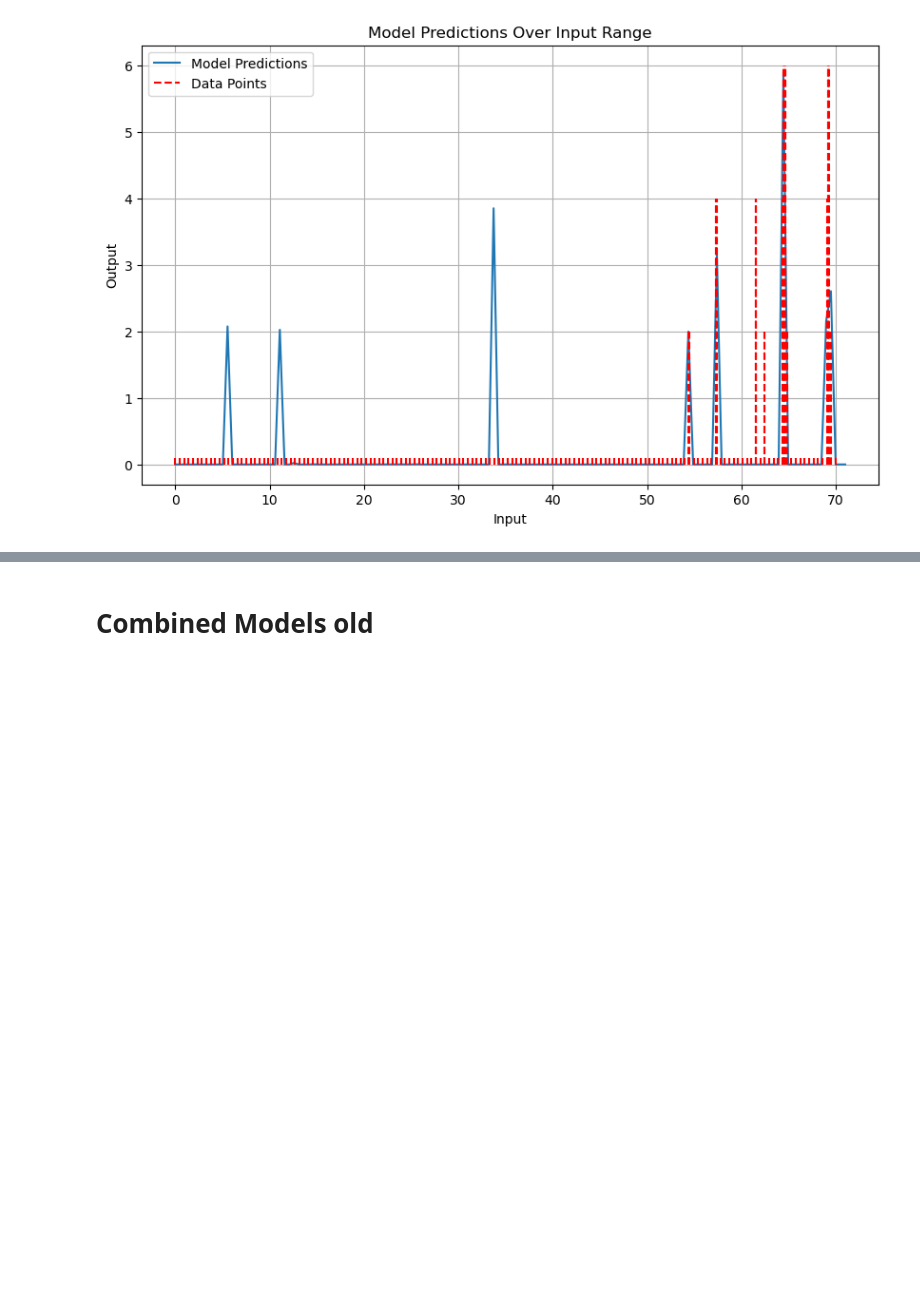
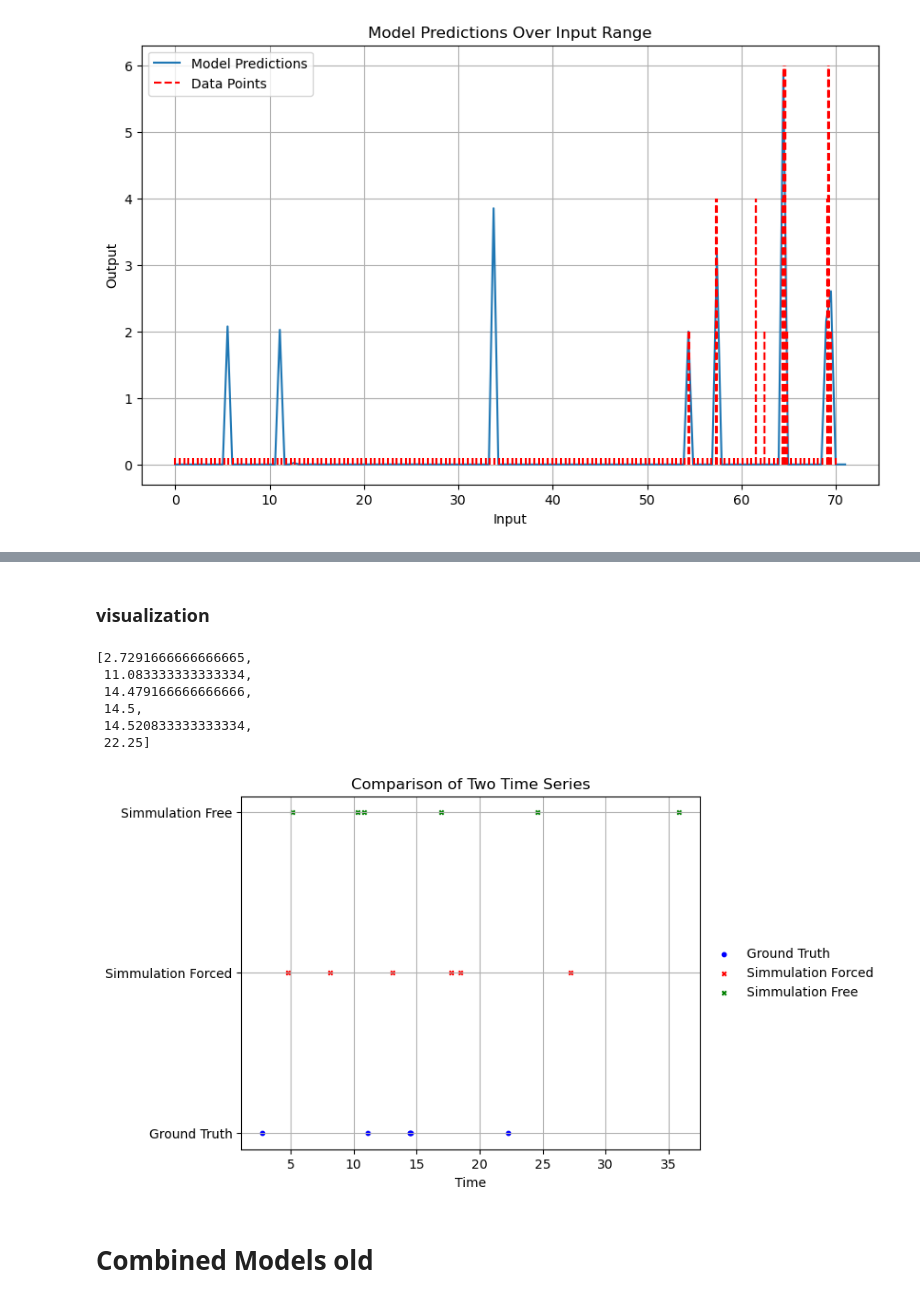
Before and after one commit to Thahit/Recommender_Sim, a Jupyter notebook: notebooks/explore_training.ipynb, the cells around one changed output, grey strips where cells are left out. Drawn from its saved outputs; the diff is of its cells as text; code cells hidden in the pictures; blank space fills up the shorter version.

```diff
--- a/notebooks/explore_training.ipynb
+++ b/notebooks/explore_training.ipynb
@@ -349,0 +485,4 @@ scdc
+# %%
+from simtrain.utils import weighted_mse_loss
+
+loss_func_kl=partial(utils.kl_divergence, mu2=0, sigma2=0.01)
@@ -349,0 +511,2 @@ scdc
+# %% [markdown]
+### visualization
@@ -350,3 +562,63 @@ scdc
+# %%
+user_id = 10
+sample_path = path_list[user_id][0]
+sample_path
+# %% [output]
+[2.7291666666666665,
+ 11.083333333333334,
+ 14.479166666666666,
+ 14.5,
+ 14.520833333333334,
+ 22.25]
+# %%
+# simpler nn
+simulate_single_partial_forced_function_approx = partial(
+    simulate_single_forced_function_approx, path=sample_path,
+                              num_tries=10, timecheat=timecheat, state_size=state_size)
+simulate_single_partial_function_approx =partial(
+    simulate_single_function_approx, num_events =len(sample_path),
+                              num_tries=10, timecheat=timecheat, state_size=state_size)
+# %%
+# intensity
+example_out_forced = simulate_single_partial_forced_function_approx(train_model)
+example_out = simulate_single_partial_function_approx(train_model)
+# %%
+
+import matplotlib.pyplot as plt
+
+# Example data: replace these with your actual time series data
+time_series_1 = sample_path # Timestamps for the first time series
+time_series_2 = torch.clamp(torch.as_tensor(example_out_forced),0,70).detach().numpy()  # Timestamps for the second time series
+time_series_3 = torch.clamp(torch.as_tensor(example_out), 0, 70).detach().numpy()  # Timestamps for the second time series
+
+
+# Create a figure and axis
+fig, ax = plt.subplots(figsize=(8, 5))
+
+# Plot the first time series
+ax.scatter(time_series_1, [1] * len(time_series_1), color='blue', label='Ground Truth', s=10, marker='o')
+
+# Plot the second time series
+ax.scatter(time_series_2, [2] * len(time_series_2), color='red', label='Simmulation Forced', s=10, marker='x')
+
+ax.scatter(time_series_3, [3] * len(time_series_3), color='green', label='Simmulation Free', s=10, marker='x')
+
+
+# Add labels, legend, and grid
+ax.set_xlabel('Time')
+ax.set_yticks([1, 2, 3])
+ax.set_yticklabels(['Ground Truth', 'Simmulation Forced', "Simmulation Free"])
+ax.set_title('Comparison of Two Time Series')
+ax.legend(loc='center left', bbox_to_anchor=(1, 0.5), frameon=False)
+
+# Adjust subplot parameters to make room for the legend
+plt.subplots_adjust(right=0.75)
+ax.grid(True)
+
+# Display the plot
+plt.show()
+# %% [output]
+[figure, added]
 # %% [markdown]
 # Combined Models old
 # %%
```
Also changed, not shown: parts of 25 cells of this notebook, 1 other file.
